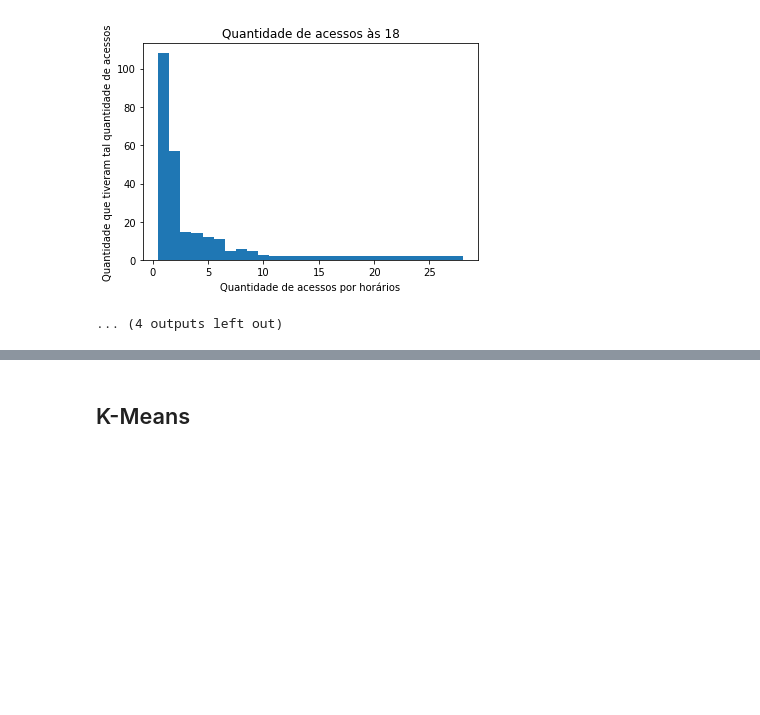
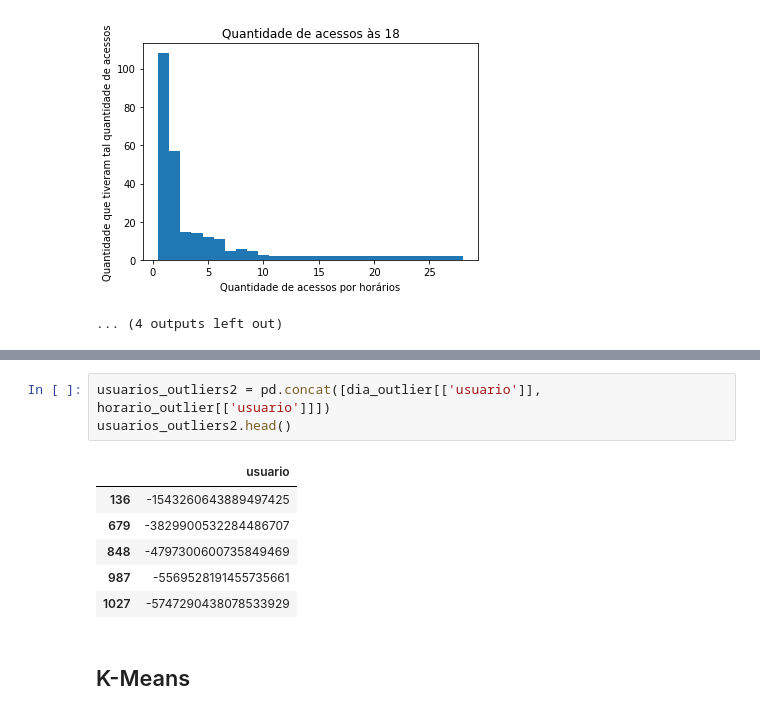
Before and after one commit to Docinho/guardiansAnalytics, a Jupyter notebook: src/analiseAluno.ipynb, the cells around one changed output, grey strips where cells are left out. Cells and saved outputs as stored; diff of their text form; blank space fills up the shorter version.

```diff
--- a/src/analiseAluno.ipynb
+++ b/src/analiseAluno.ipynb
@@ -360,3 +413,13 @@ for valor in x:
+# %%
+usuarios_outliers2 = pd.concat([dia_outlier[['usuario']], horario_outlier[['usuario']]])
+usuarios_outliers2.head()
+# %% [output]
+|  | usuario |
+| 136 | -1543260643889497425 |
+| 679 | -3829900532284486707 |
+| 848 | -4797300600735849469 |
+| 987 | -5569528191455735661 |
+| 1027 | -5747290438078533929 |
 # %% [markdown]
 ## K-Means
 # %%
```
Also changed, not shown: parts of 5 cells of this notebook.
